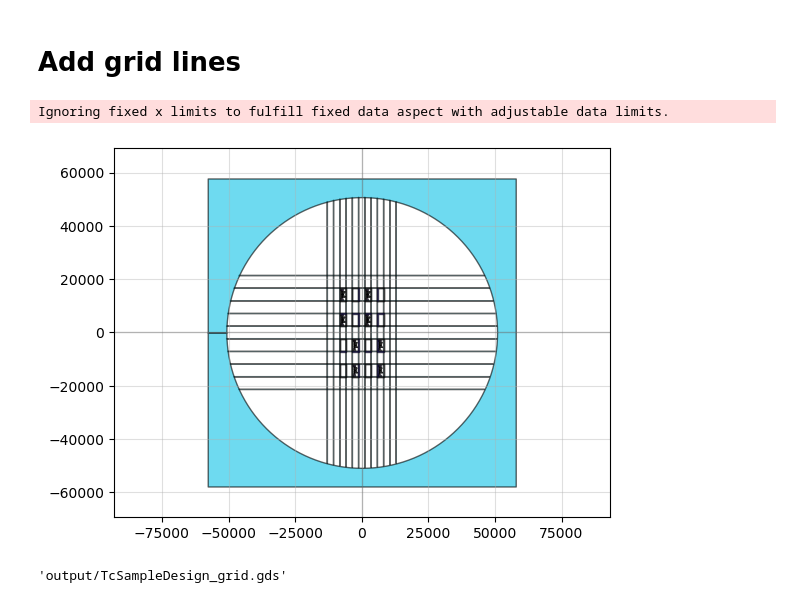
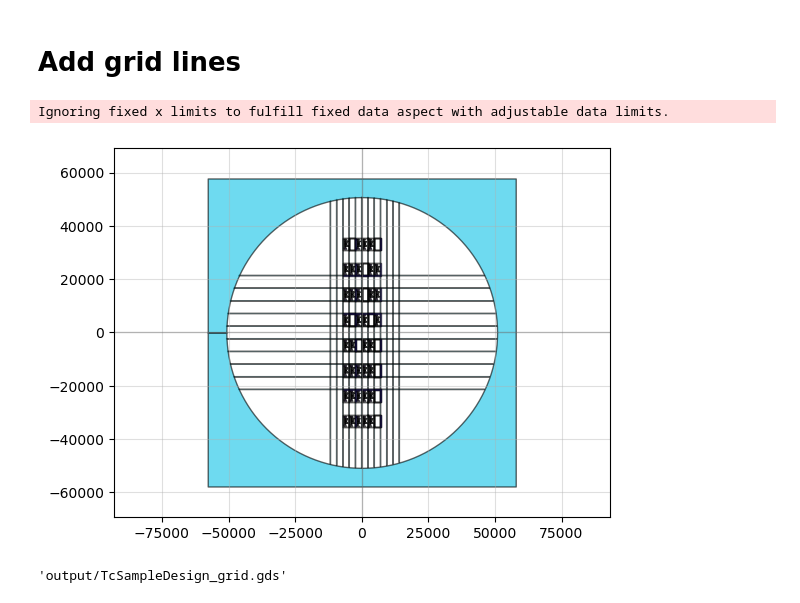
Before and after one commit to yminononono/Quantum-GDSDesign, a Jupyter notebook: Tc_sample_grid.ipynb, the cells around one changed output. Cells and saved outputs as stored; diff of their text form; code cells hidden in the pictures.

Commit message:
Merged Chip_size with Frame_size and fixed Tc_sample_grid.ipynb

```diff
--- a/Tc_sample_grid.ipynb
+++ b/Tc_sample_grid.ipynb
@@ -16,13 +14,9 @@ from ChipDesign import *
 outname = "TcSampleDesign_grid"
 
 config = load_config( f"config/common_Tc.yaml" )
-# グローバル変数として定義
-globals().update(config)
-qubit_templates.__dict__.update(config)
-ChipDesign.__dict__.update(config)
 # %% [markdown]
 # Wafer design
 # %%
-wafer = device_Wafer(inch = 4)
+wafer = device_Wafer(config)
 # %% [markdown]
 # Place chip designs
@@ -63,0 +23,6 @@ Ignoring fixed x limits to fulfill fixed data aspect with adjustable data limits
+# %%
+D = sweep_chipdesign( config )
+D.center = (0,0)
+
+wafer.add_ref(D)
+qp(D)
@@ -64,13 +32,13 @@ Ignoring fixed x limits to fulfill fixed data aspect with adjustable data limits
 # %% [markdown]
 # Add grid lines
 # %%
-grid = device_Grid()
+grid = device_Grid(config)
 wafer.add_ref( grid )
 
 qp(wafer)
 # %% [output]
 Ignoring fixed x limits to fulfill fixed data aspect with adjustable data limits.
-[figure, old version]
+[figure, new version]
 # %%
 wafer.write_gds('output/' + outname)
 # %% [output]
```
Also changed, not shown: parts of 3 cells of this notebook, 6 other files.
